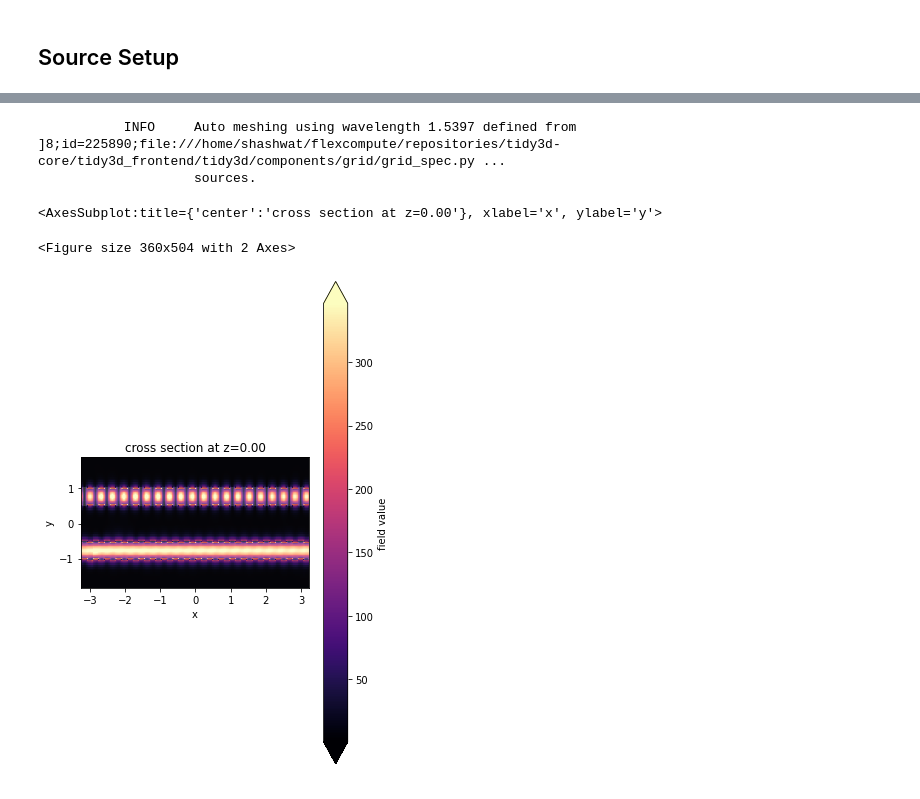
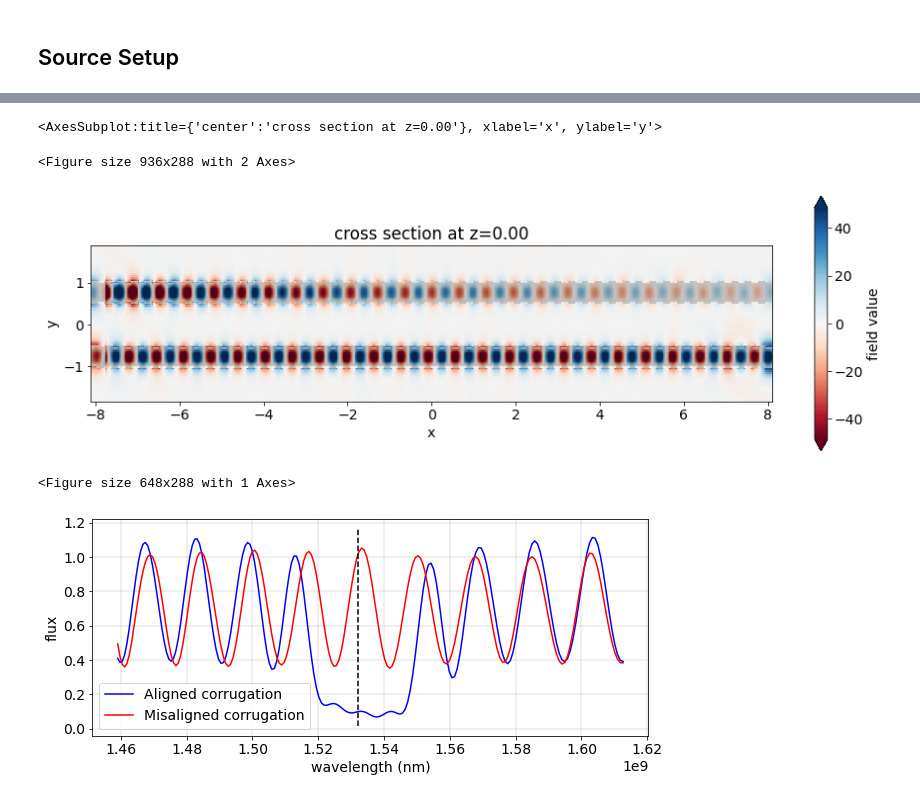
Before and after one commit to flexcompute-readthedocs/tidy3d-docs, a Jupyter notebook: docs/source/extra_examples/BraggGratings.ipynb, the cells around one changed output, grey strips where cells are left out. Drawn from its saved outputs; the diff is of its cells as text; code cells hidden in the pictures.

```diff
--- a/docs/source/extra_examples/BraggGratings.ipynb
+++ b/docs/source/extra_examples/BraggGratings.ipynb
@@ -184,9 +185,9 @@ grid_spec = td.GridSpec.auto(min_steps_per_wvl=20)
 ## Source Setup
 # %%
 # mode source for waveguide 1
-source1_time = td.GaussianPulse(freq0=freq0, fwidth=fwidth)
+source1_time = td.GaussianPulse(freq0=freq0, fwidth=fwidth, amplitude=1)
 mode_src1 = td.ModeSource(
-    center=[-wg_length/2 + 1.0*period, wg1_y, wg_height/2],
+    center=[-wg_length/2 + period, wg1_y, wg_height/2],
     size=[0, waveguide_1.geometry.size[1]*2, waveguide_1.geometry.size[2]*2],
     mode_index=0, direction='+',
     source_time=source1_time,
@@ -194,9 +195,9 @@ mode_src1 = td.ModeSource(
     )
 
 # mode source for waveguide 2
-source2_time = td.GaussianPulse(freq0=freq0, fwidth=fwidth, amplitude=4)
+source2_time = td.GaussianPulse(freq0=freq0, fwidth=fwidth, amplitude=1)
 mode_src2 = td.ModeSource(
-    center=[-wg_length/2 + 1.0*period, wg2_y, wg_height/2],
+    center=[-wg_length/2 + period, wg2_y, wg_height/2],
     size=[0, waveguide_2.geometry.size[1]*2, waveguide_2.geometry.size[2]*2],
     mode_index=0, direction='+',
     source_time=source2_time,
@@ -212,3 +206,23 @@ monitor_xy = td.FieldMonitor(
+# %%
+# create monitors
+monitor_xy = td.FieldMonitor(
+    center=[0, 0, wg_height/2],
+    size=[wg_length, 2*wavelength0+wg_width+2*corrug_width, 0],
+    freqs=[freq0],
+    name='fields_xy')
+
+freqs = np.linspace(freq0 - 2*fwidth, freq0 + 2*fwidth, 200)
+monitor_flux_aligned = td.FluxMonitor(
+    center=[wg_length/2 - period, wg1_y, wg_height/2],
+    size=[0, waveguide_1.geometry.size[1]*2, waveguide_1.geometry.size[2]*2],
+    freqs=freqs,
+    name='flux_aligned')
+
+monitor_flux_misaligned = td.FluxMonitor(
+    center=[wg_length/2 - period, wg2_y, wg_height/2],
+    size=[0, waveguide_2.geometry.size[1]*2, waveguide_2.geometry.size[2]*2],
+    freqs=freqs,
+    name='flux_misaligned')
 # %%
 # list of all structures
 structures = [substrate, waveguide_1, waveguide_2] + corrug1_plus + corrug1_minus + corrug2_plus + corrug2_minus
@@ -217,7 +231,7 @@ structures = [substrate, waveguide_1, waveguide_2] + corrug1_plus + corrug1_minu
 sources = [mode_src1, mode_src2]
 
 # list of all monitors
-monitors = [monitor_xy]
+monitors = [monitor_xy, monitor_flux_aligned, monitor_flux_misaligned]
 
 # create the simulation
 sim = td.Simulation(
@@ -283,10 +277,29 @@ sim_data = web.run(sim, task_name='bragg', path='data/bragg.hdf5')
 # %%
+plt.rcParams.update({'font.size': 14})
 # plot fields on the monitor
-fig, ax = plt.subplots(tight_layout=True, figsize=(5, 7))
-sim_data.plot_field(field_monitor_name='fields_xy', field_name='Ey', val='abs', f=freq0, ax=ax)
+fig, ax = plt.subplots(tight_layout=True, figsize=(13, 4))
+sim_data.plot_field(field_monitor_name='fields_xy', field_name='Ey', val='real', f=freq0, ax=ax)
 # %% [output]
-           INFO     Auto meshing using wavelength 1.5397 defined from        ]8;id=225890;file:///home/shashwat/flexcompute/repositories/tidy3d-core/tidy3d_frontend/tidy3d/components/grid/grid_spec.py ...
-                    sources.
+<AxesSubplot:title={'center':'cross section at z=0.00'}, xlabel='x', ylabel='y'>
-<AxesSubplot:title={'center':'cross section at z=0.00'}, xlabel='x', ylabel='y'>
+<Figure size 936x288 with 2 Axes>
-<Figure size 360x504 with 2 Axes>
-[figure, old version]
+[figure, new version]
+# %%
+plt.rcParams.update({'font.size': 14})
+# plot transmitted flux for each waveguide
+
+fig, ax = plt.subplots(figsize=(9, 4))
+ax.plot(td.C_0/freqs*1e9, sim_data["flux_aligned"].flux, '-b', label="Aligned corrugation")
+ax.plot(td.C_0/freqs*1e9, sim_data["flux_misaligned"].flux, '-r', label="Misaligned corrugation")
+ax.set(xlabel = "wavelength (nm)",
+       ylabel = "flux",
+       yscale = 'linear',
+       xscale = 'linear'
+      )
+ax.grid(visible = True, which = 'both', axis = 'both', linewidth = 0.4)
+lims = ax.get_ylim()
+ax.plot([td.C_0/freq0*1e9, td.C_0/freq0*1e9], [lims[0], lims[1]], '--k')
+plt.legend(loc='best', prop={'size': 14})
+plt.tight_layout()
+# %% [output]
+<Figure size 648x288 with 1 Axes>
+[figure, added]
```
Also changed, not shown: parts of 5 cells of this notebook, 10 other files.
